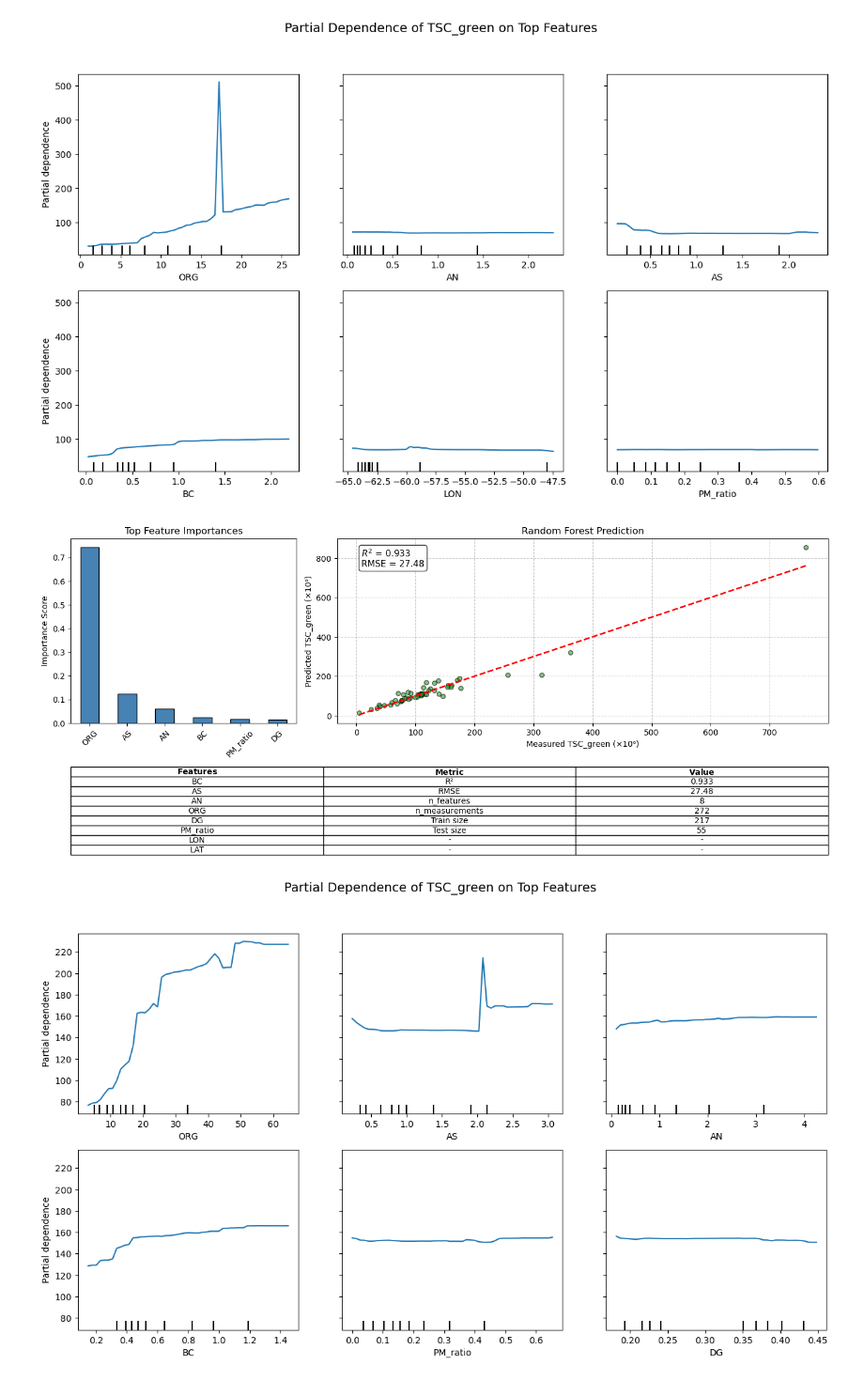
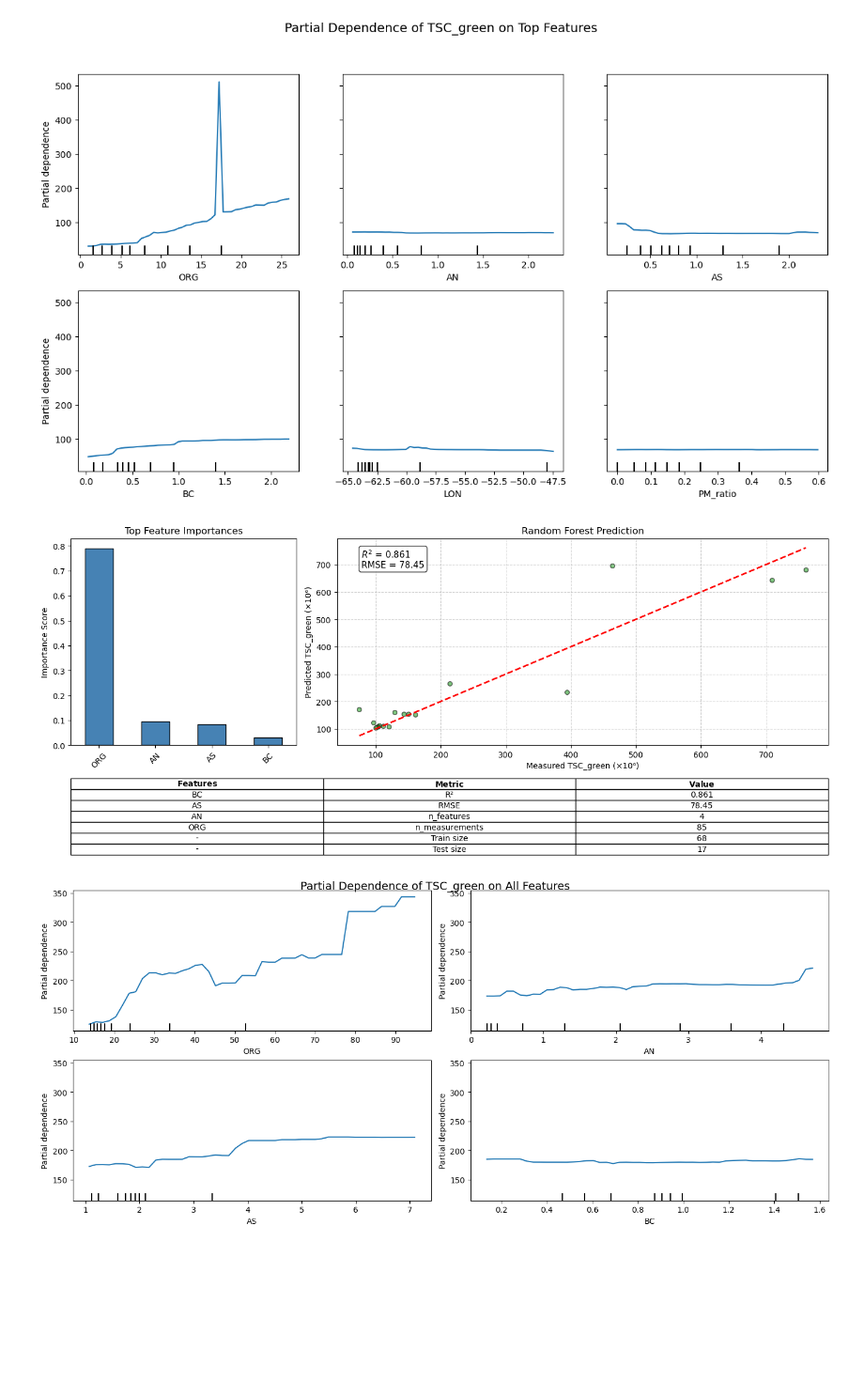
Before and after one commit to thiago-vg/SAMBBA-data-analysis, a Jupyter notebook: Scripts/Multi_linear_analysis/MLR_robust_analysis_v3.ipynb, the cells around one changed output. Shown at 94% size. Saved outputs shown, nothing was run; the diff lists cells and outputs as text; code cells hidden in the pictures; blank space fills up the shorter version.

Commit message:
Countor_plot v2 with flight plots 'final' and MLR analysis v3

```diff
--- a/Scripts/Multi_linear_analysis/MLR_robust_analysis_v3.ipynb
+++ b/Scripts/Multi_linear_analysis/MLR_robust_analysis_v3.ipynb
@@ -567,7 +568,7 @@ def compute_pm_ratio(ds_core_cloud, density=1.8):
     PM_coarse_1min = PM_coarse.resample(PCAS2TSPM="1min").mean(skipna=True)
 
     # --- Compute ratio ---
-    pm_ratio = PM_coarse_1min / PM_fine_1min
+    pm_ratio = PM_coarse_1min
 
     return pm_ratio
 # %%
@@ -1220,7 +1248,7 @@ for entry in results_sct_all:
             'AN': entry['AN'],
             'ORG': entry['ORG'],
             'DG': entry['DG_aligned'],
-            'PM_ratio': entry['PM_ratio'],
+            'PM_coarse': entry['PM_ratio'],
             'ALT' : entry['ALT'],
             'LON': entry['LON'],
             'LAT': entry['LAT'],
@@ -2043,8 +2097,9 @@ Selected_flights = ["b742"]
 # Filter the DataFrame
 df_filtered_flight = df_all[~df_all["Flight"].isin(Selected_flights)]
 # Filter the DataFrame by geometric mean diameter
-df_filtered_alt = df_filtered_flight[(df_filtered_flight["ALT"] < 4000)&(df_filtered_flight["ALT"] > 100)]
-df_filtered_alt_co = df_filtered_flight[(df_filtered_flight["ALT"] < 4000)&(df_filtered_flight["ALT"] > 100)&(df_filtered_flight["CO"] > 300)]
+df_filtered_alt = df_filtered_flight[(df_filtered_flight["PM_coarse"] < 5)]
+df_filtered_flight_co = df_filtered_flight[(df_filtered_flight["CO"] > 300)]
+df_filtered_flight_co_as = df_filtered_flight[(df_filtered_flight["CO"] > 300)&(df_filtered_flight["AS"] > 1)]
 # %%
 # -----------------------------
 # 1. Prepare dataset
@@ -2214,11 +2269,11 @@ RMSE: 36.913
 # -----------------------------
 # 1. Prepare dataset
 # -----------------------------
-df_clean = df_filtered_alt_co.replace([np.inf, -np.inf], np.nan).dropna()
+df_clean = df_filtered_flight_co_as.replace([np.inf, -np.inf], np.nan).dropna()
 
 # Features and target
 features = df_clean.drop(columns=[
-    'TSC_green','TSC_blue','TSC_red','Flight','ABS_PSAP','SIC','SO4','NH4','NO3','ALT','CO'
+    'TSC_green','TSC_blue','TSC_red','Flight','ABS_PSAP','SIC','SO4','NH4','NO3','CO','ALT','LON','LAT','PM_coarse','DG'
 ])
 target = df_clean['TSC_green'] * 1e6
 #print(len(target))
@@ -2292,48 +2347,71 @@ ax3.axis("off")
 summary_data = {
     "Metric": ["R²", "RMSE", "n_features", 'n_measurements',"Train size", "Test size"],
     "Value": [f"{r2:.3f}", f"{rmse:.2f}", len(features.columns),
-              len(X_train)+len(X_test),len(X_train), len(X_test)]
+              len(df_clean),len(X_train), len(X_test)]
 }
 summary_df = pd.DataFrame(summary_data)
 
 # --- Combine with feature list ---
 feature_list_df = pd.DataFrame({
     "Features": features.columns
 })
 
 # Concatenate and replace NaN with '-'
 table_data = pd.concat(
     [feature_list_df, summary_df],
     axis=1
 ).fillna('-')
 
 # --- Render as table ---
 ax3.table(
     cellText=table_data.values,
     colLabels=[f"$\\bf{{{col}}}$" for col in table_data.columns],  # bold headers
     cellLoc="center",
     loc="center"
 )
 
 plt.tight_layout()
-plt.savefig('RF_performance_filter_alt_742_CO.png')
+#plt.show()
+plt.savefig('RF_performance_filter_flight_742_CO_AS_chemicals.png')
 
 # -----------------------------
-# 7. Partial Dependence Plots
+# 7. Partial Dependence Plots (adaptive layout)
 # -----------------------------
-fig, ax = plt.subplots(
-    nrows=2, ncols=3, figsize=(15, 8), constrained_layout=False, sharey=False
+all_features = feat_importances.sort_values(ascending=False).index.tolist()
+n_features = len(all_features)
+
+# Define layout: 2 columns, enough rows to fit all features
+n_cols = 2
+n_rows = math.ceil(n_features / n_cols)
+
+fig, axes = plt.subplots(
+    nrows=n_rows,
+    ncols=n_cols,
+    figsize=(14, n_rows * 3),
+    constrained_layout=True,
+    sharey=False
 )
 
-PartialDependenceDisplay.from_estimator(
-    rf, X_train,
-    features=top_features.index.tolist(),
+# Flatten axes array for easy iteration
+axes = axes.ravel()
+
+# Generate PDPs
+display = PartialDependenceDisplay.from_estimator(
+    rf,
+    X_train,
+    features=all_features,
     grid_resolution=50,
-    ax=ax,
+    ax=axes[:n_features],  # in case number of features < total axes
 )
 
-fig.suptitle("Partial Dependence of TSC_green on Top Features", fontsize=14)
-plt.savefig('RF_partial_dependence_filter_alt_742_CO.png')
+# Hide any unused subplots
+for ax in axes[n_features:]:
+    ax.set_visible(False)
+
+fig.suptitle("Partial Dependence of TSC_green on All Features", fontsize=14, y=1.02)
+#plt.show()
+plt.savefig('RF_partial_dependence_filter_flight_742_CO_AS_chemicals.png', bbox_inches='tight', dpi=300)
+#plt.close(fig)
 # %% [output]
-[figure, old version]
+[figure, new version]
-[figure, old version]
+[figure, new version]
```
Also changed, not shown: parts of 15 cells of this notebook, 1 other file.
